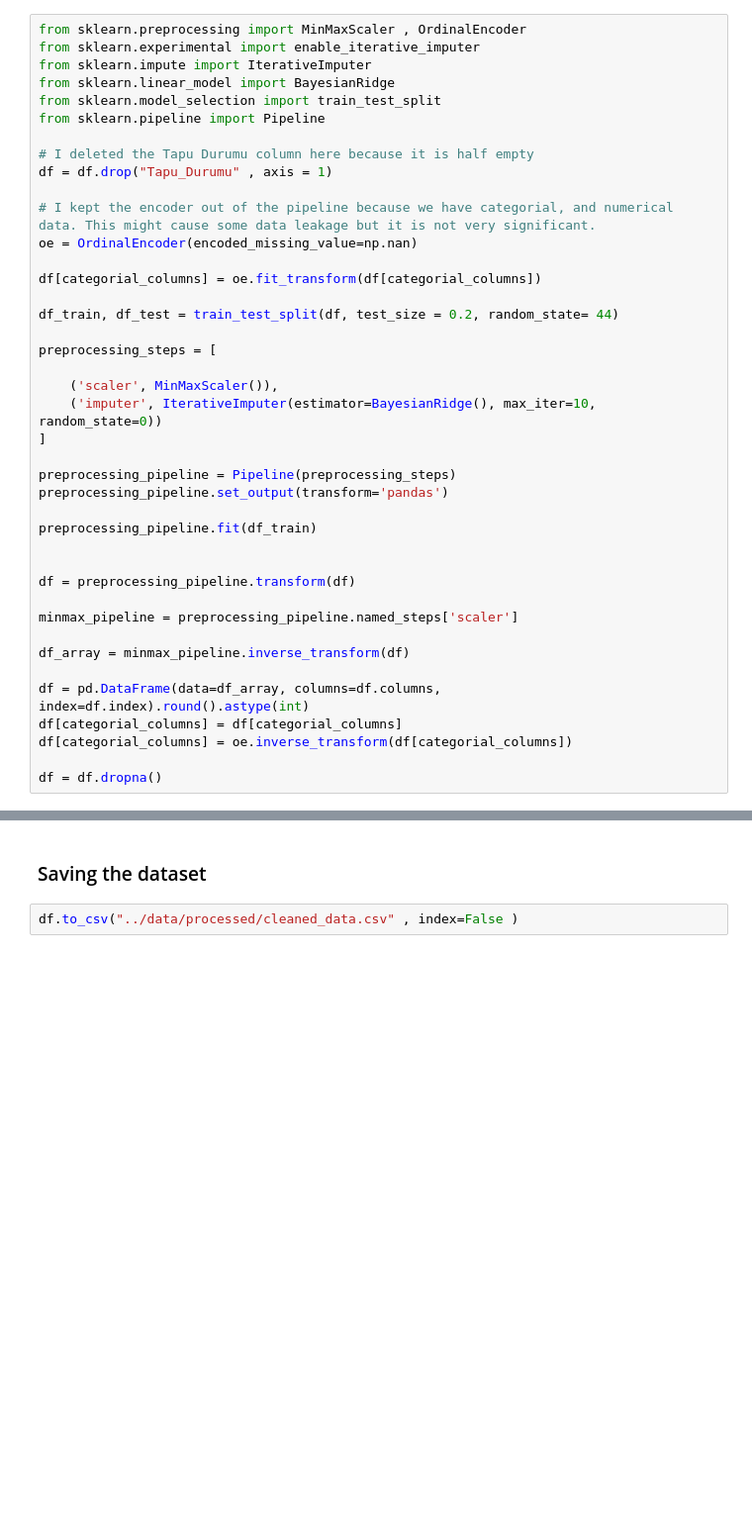
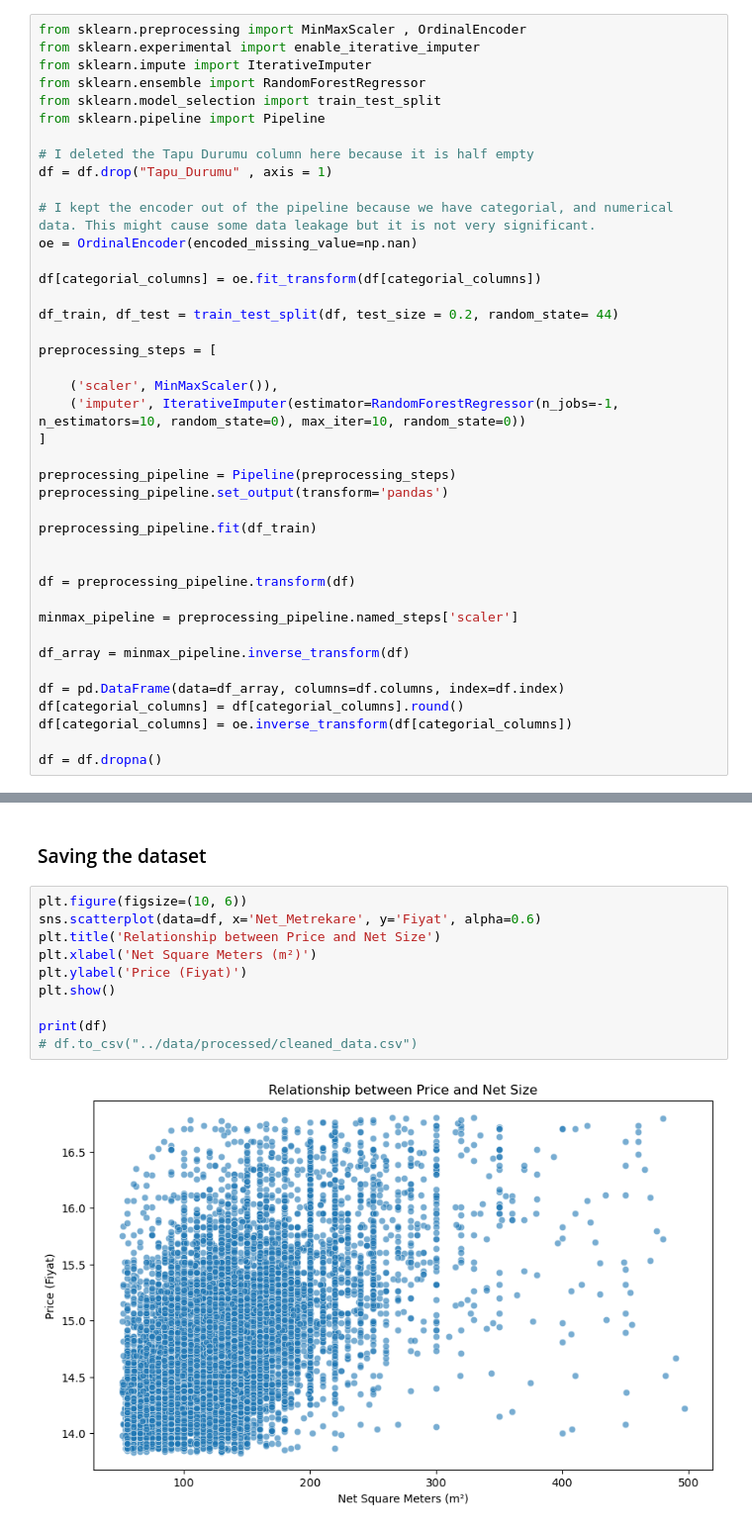
Before and after one commit to SudeKaraca228/turkiye-house-price-prediction, a Jupyter notebook: notebooks/Cleaning.ipynb, the cells around one changed output, grey strips where cells are left out. Shown at 99% size. Cells and saved outputs as stored; diff of their text form; blank space fills up the shorter version.

```diff
--- a/notebooks/Cleaning.ipynb
+++ b/notebooks/Cleaning.ipynb
@@ -67,7 +52,7 @@ df = df[df["Fiyat"] < 7000000000]
 from sklearn.preprocessing import MinMaxScaler , OrdinalEncoder
 from sklearn.experimental import enable_iterative_imputer
 from sklearn.impute import IterativeImputer
-from sklearn.linear_model import BayesianRidge
+from sklearn.ensemble import RandomForestRegressor
 from sklearn.model_selection import train_test_split
 from sklearn.pipeline import Pipeline
 
@@ -84,7 +69,7 @@ df_train, df_test = train_test_split(df, test_size = 0.2, random_state= 44)
 preprocessing_steps = [
 
     ('scaler', MinMaxScaler()),
-    ('imputer', IterativeImputer(estimator=BayesianRidge(), max_iter=10, random_state=0))
+    ('imputer', IterativeImputer(estimator=RandomForestRegressor(n_jobs=-1, n_estimators=10, random_state=0), max_iter=10, random_state=0))
 ]
 
 preprocessing_pipeline = Pipeline(preprocessing_steps)
@@ -99,8 +84,8 @@ minmax_pipeline = preprocessing_pipeline.named_steps['scaler']
 
 df_array = minmax_pipeline.inverse_transform(df)
 
-df = pd.DataFrame(data=df_array, columns=df.columns, index=df.index).round().astype(int)
-df[categorial_columns] = df[categorial_columns]
+df = pd.DataFrame(data=df_array, columns=df.columns, index=df.index)
+df[categorial_columns] = df[categorial_columns].round()
 df[categorial_columns] = oe.inverse_transform(df[categorial_columns])
 
 df = df.dropna()
@@ -116,4 +92,14 @@ df.head()
 # %% [markdown]
 ### Saving the dataset
 # %%
-df.to_csv("../data/processed/cleaned_data.csv" , index=False )
+plt.figure(figsize=(10, 6))
+sns.scatterplot(data=df, x='Net_Metrekare', y='Fiyat', alpha=0.6)
+plt.title('Relationship between Price and Net Size')
+plt.xlabel('Net Square Meters (m²)')
+plt.ylabel('Price (Fiyat)')
+plt.show()
+
+print(df)
+# df.to_csv("../data/processed/cleaned_data.csv")
+# %% [output]
+[figure, added]
```
Also changed, not shown: parts of 5 cells of this notebook.
